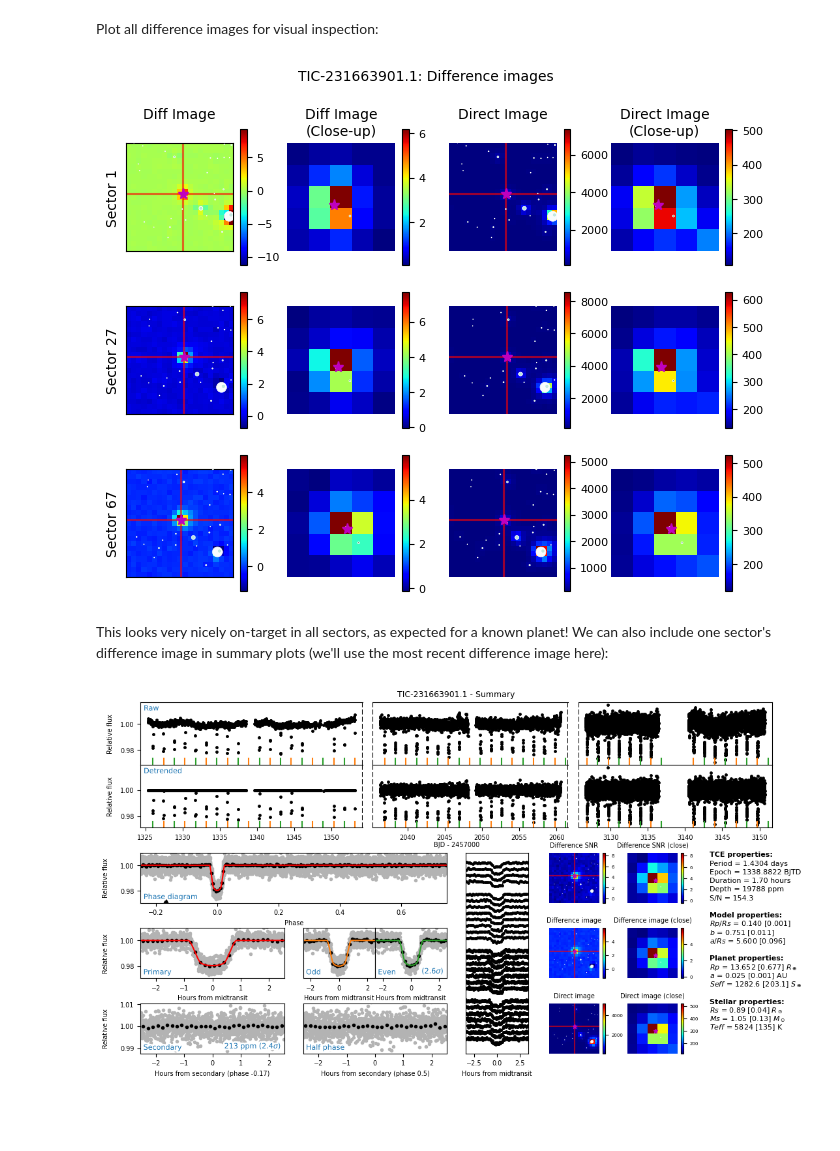
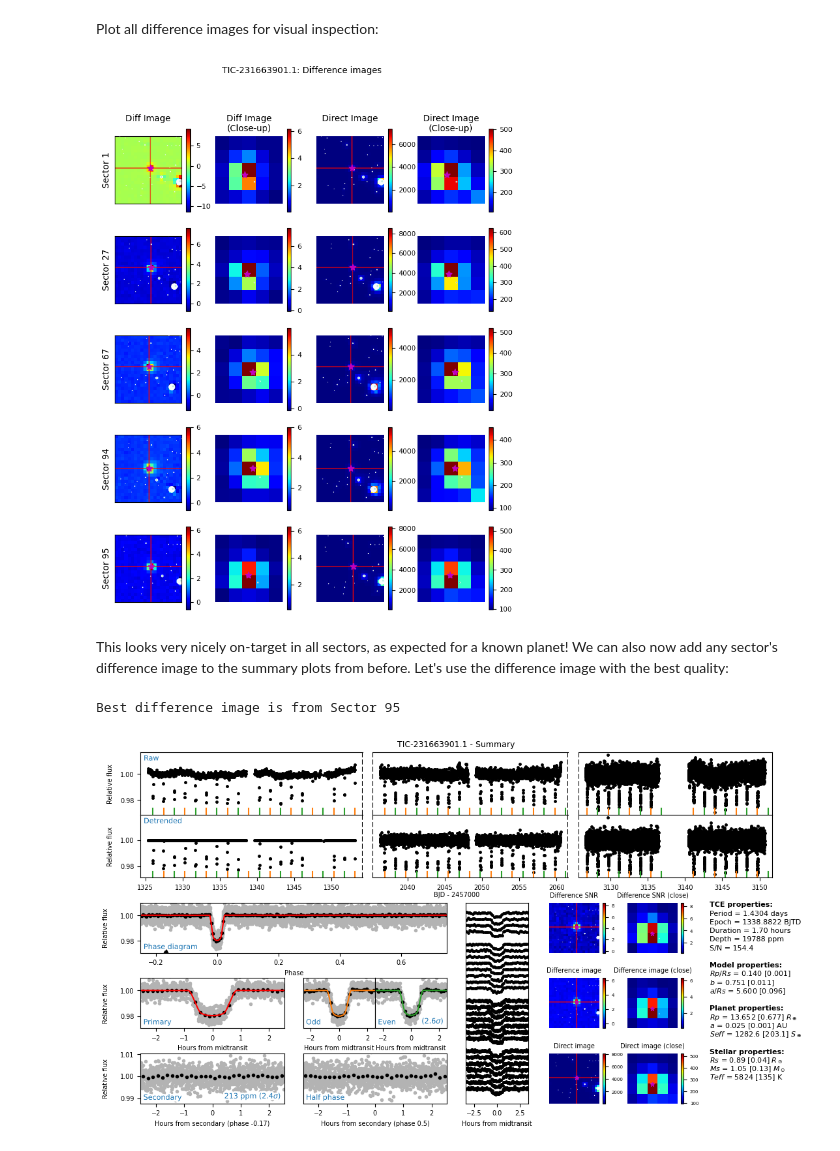
Before and after one commit to mkunimoto/LEO-vetter, a Jupyter notebook: tutorials/2_Flux_and_Pixel_Vetting.ipynb, the cells around one changed output. Drawn from its saved outputs; the diff is of its cells as text; code cells hidden in the pictures; blank space fills up the shorter version.

```diff
--- a/tutorials/2_Flux_and_Pixel_Vetting.ipynb
+++ b/tutorials/2_Flux_and_Pixel_Vetting.ipynb
@@ -81,5 +81,5 @@ As of this time of writing, sectors 1, 27, and 67 have been observed. Let's make
 # %%
-sectors = [1, 27, 67]
+sectors = [1, 27, 67, 94, 95]
 tdi, good_sectors, good_pixel_data, good_centroids = pixel_vetting(tlc, star, sectors, tdi_dir=".")
 # %% [output]
 curl -JL "https://mast.stsci.edu/tesscut/api/v0.1/astrocut?ra=318.736915161395&dec=-55.8717944482812&y=21&x=21&sector=1" --output ./tic231663901_s1.zip
@@ -133,10 +147,17 @@ Plot all difference images for visual inspection:
 # %%
 plot_diffimages(tlc.tic, tlc.planetno, tdi, good_sectors, good_pixel_data, save_fig=False)
 # %% [output]
-[figure, old version]
+[figure, new version]
 # %% [markdown]
-This looks very nicely on-target in all sectors, as expected for a known planet! We can also include one sector's difference image in summary plots (we'll use the most recent difference image here):
+This looks very nicely on-target in all sectors, as expected for a known planet! We can also now add any sector's difference image to the summary plots from before. Let's use the difference image with the best quality:
+# %%
+quality = np.array([centroid["quality"] for centroid in good_centroids])
+best_quality_idx = np.argmax(quality)
+best_pixel_data = good_pixel_data[best_quality_idx]
+print(f"Best difference image is from Sector {good_sectors[best_quality_idx]}")
+# %% [output]
+Best difference image is from Sector 95
 # %%
-plot_summary_with_diff(tlc, star, tdi, good_pixel_data[-1], save_fig=False)
+plot_summary_with_diff(tlc, star, tdi, best_pixel_data, save_fig=False)
 # %% [output]
-[figure, old version]
+[figure, new version]
```
Also changed, not shown: parts of 5 cells of this notebook, 4 other files.
